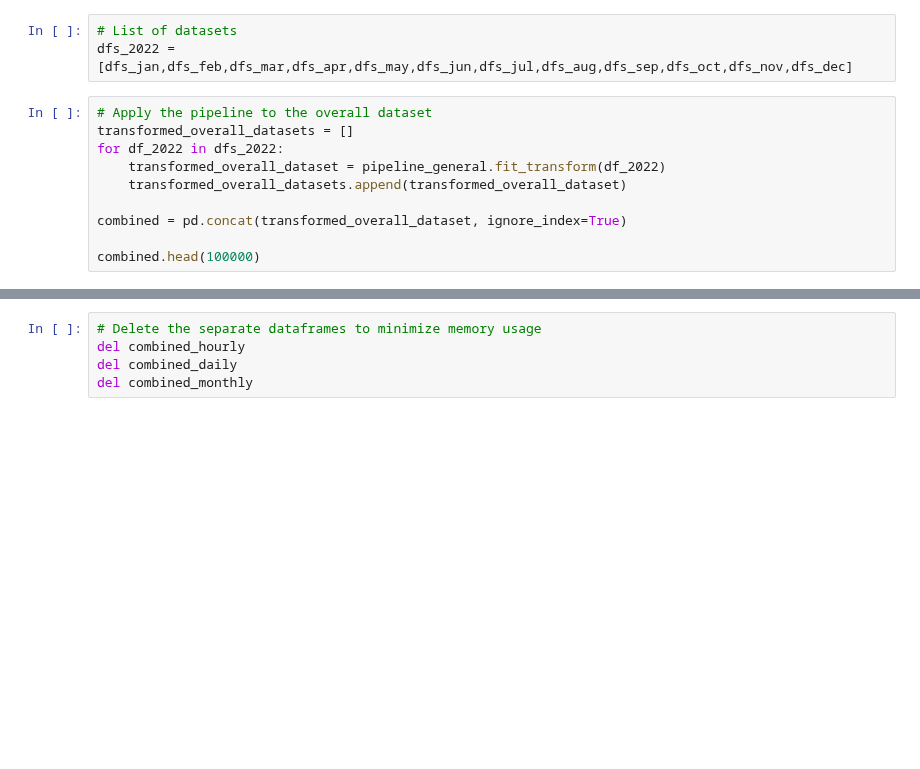
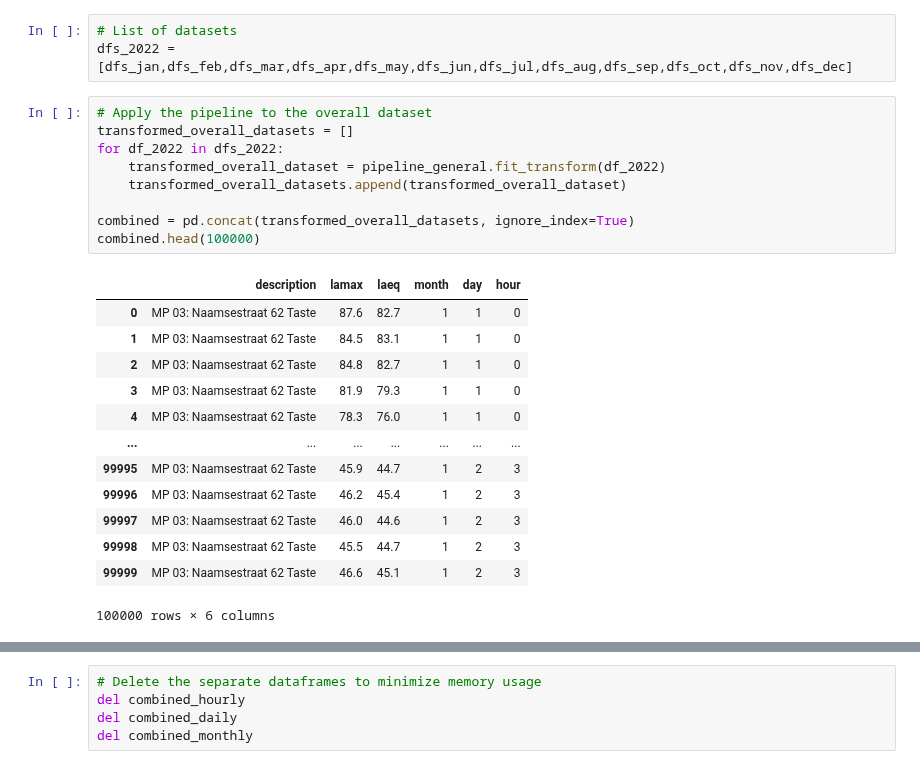
Before and after one commit to lennertvanh/MDA-Georgia, a Jupyter notebook: Preprocessing/Preprocessing.ipynb, the cells around one changed output, grey strips where cells are left out. Saved outputs shown, nothing was run; the diff lists cells and outputs as text; blank space fills up the shorter version.

Commit message:
finalized the pipelines and exported the noise level datasets

```diff
--- a/Preprocessing/Preprocessing.ipynb
+++ b/Preprocessing/Preprocessing.ipynb
@@ -508,13 +508,26 @@ dfs_2022 = [dfs_jan,dfs_feb,dfs_mar,dfs_apr,dfs_may,dfs_jun,dfs_jul,dfs_aug,dfs_
 # %%
 # Apply the pipeline to the overall dataset
 transformed_overall_datasets = []
 for df_2022 in dfs_2022:
     transformed_overall_dataset = pipeline_general.fit_transform(df_2022)
     transformed_overall_datasets.append(transformed_overall_dataset)
 
-combined = pd.concat(transformed_overall_dataset, ignore_index=True)
-
+combined = pd.concat(transformed_overall_datasets, ignore_index=True)
 combined.head(100000)
+# %% [output]
+|  | description | lamax | laeq | month | day | hour |
+| 0 | MP 03: Naamsestraat 62 Taste | 87.6 | 82.7 | 1 | 1 | 0 |
+| 1 | MP 03: Naamsestraat 62 Taste | 84.5 | 83.1 | 1 | 1 | 0 |
+| 2 | MP 03: Naamsestraat 62 Taste | 84.8 | 82.7 | 1 | 1 | 0 |
+| 3 | MP 03: Naamsestraat 62 Taste | 81.9 | 79.3 | 1 | 1 | 0 |
+| 4 | MP 03: Naamsestraat 62 Taste | 78.3 | 76.0 | 1 | 1 | 0 |
+| ... | ... | ... | ... | ... | ... | ... |
+| 99995 | MP 03: Naamsestraat 62 Taste | 45.9 | 44.7 | 1 | 2 | 3 |
+| 99996 | MP 03: Naamsestraat 62 Taste | 46.2 | 45.4 | 1 | 2 | 3 |
+| 99997 | MP 03: Naamsestraat 62 Taste | 46.0 | 44.6 | 1 | 2 | 3 |
+| 99998 | MP 03: Naamsestraat 62 Taste | 45.5 | 44.7 | 1 | 2 | 3 |
+| 99999 | MP 03: Naamsestraat 62 Taste | 46.6 | 45.1 | 1 | 2 | 3 |
+100000 rows × 6 columns
 # %%
 # Apply the pipeline to the combined and collect hourly data
 combined_hourly = pipeline_hourly.fit_transform(combined)
```
Also changed, not shown: parts of 5 cells of this notebook, 3 other files.
